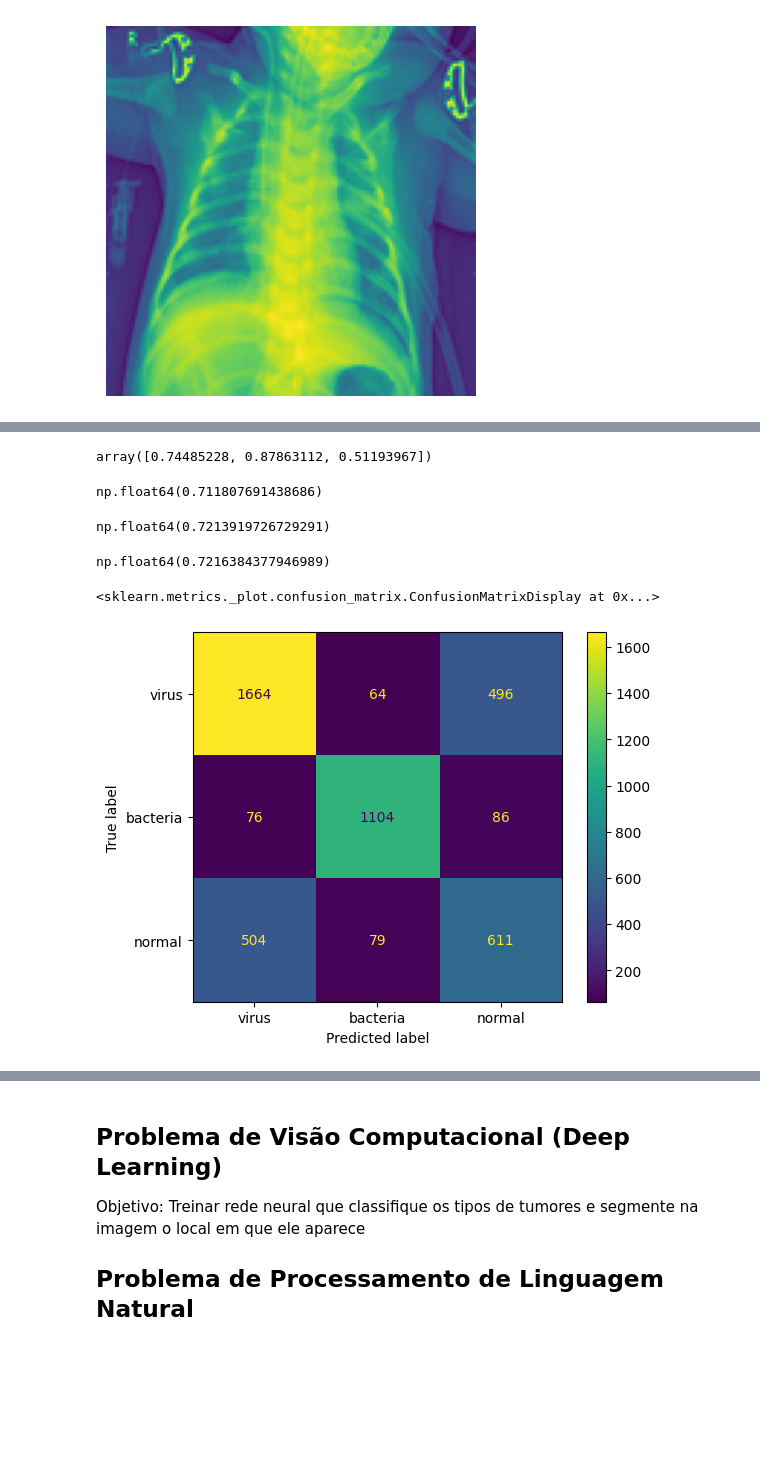
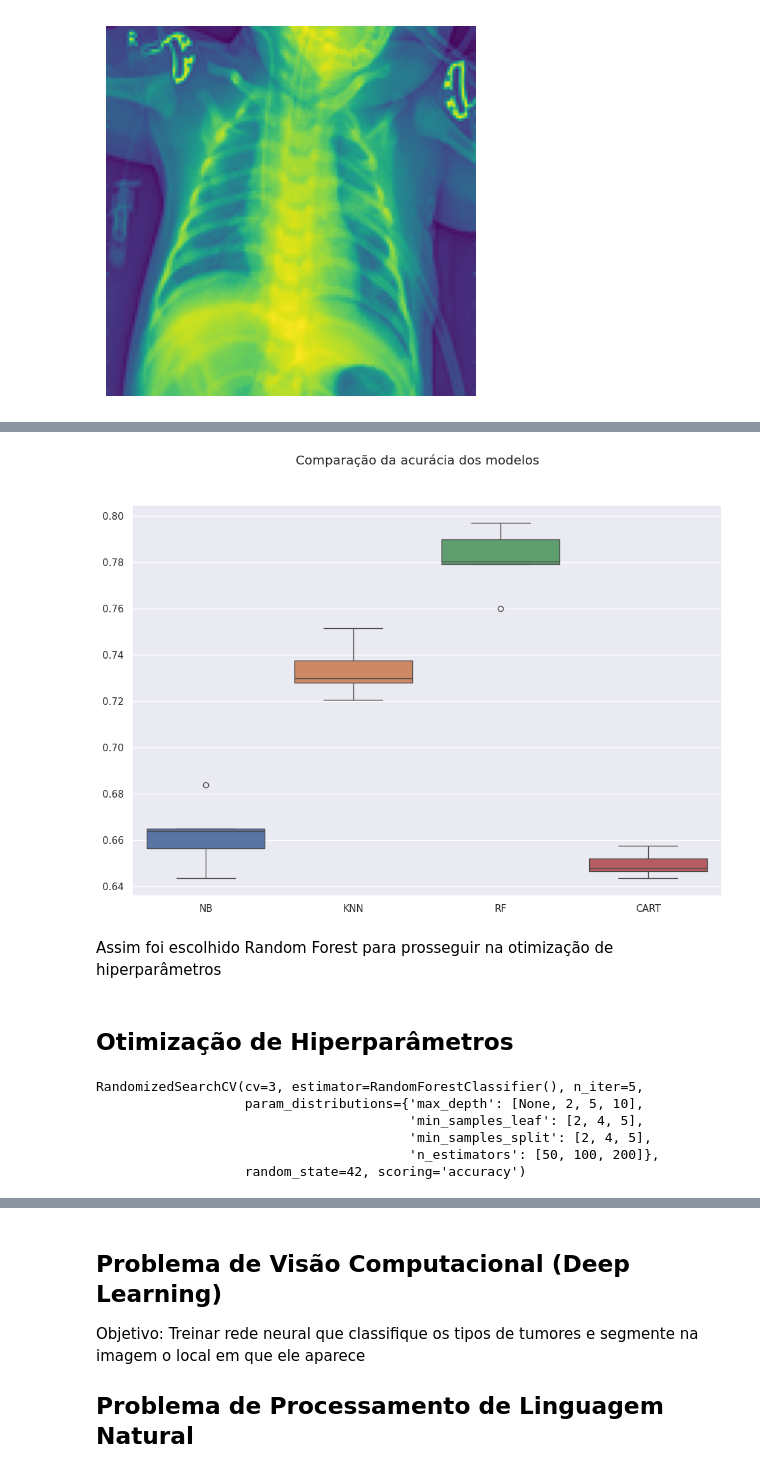
Before and after one commit to vinicius-souza-lima/mvp_ml, a Jupyter notebook: mvp_ml.ipynb, the cells around one changed output, grey strips where cells are left out. Drawn from its saved outputs; the diff is of its cells as text; code cells hidden in the pictures; blank space fills up the shorter version.

Commit message:
Fim da seleção dos modelos

```diff
--- a/mvp_ml.ipynb
+++ b/mvp_ml.ipynb
@@ -130,19 +144,20 @@ lr_clf = joblib.load("Logistic_Regression.joblib")
 # %%
-from sklearn.ensemble import GradientBoostingClassifier, RandomForestClassifier
-from sklearn.linear_model import SGDClassifier
-from sklearn.naive_bayes import GaussianNB
-from sklearn.neighbors import KNeighborsClassifier
-from sklearn.svm import SVC
-from sklearn.tree import DecisionTreeClassifier
+np.random.seed(42)
+results = []
 
 
 models = {
-    "KNN": KNeighborsClassifier(),
-    "SVM": SVC(),
-    "LR": LogisticRegression(),
-    "RF": RandomForestClassifier(),
-    "DT": DecisionTreeClassifier(),
-    "GB": GradientBoostingClassifier(),
-    "NB": GaussianNB(),
-    "XGB": SGDClassifier(),
+    "NB": GaussianNB(),  # 5 sec
+    "KNN": KNeighborsClassifier(),  # 12 sec
+    "RF": RandomForestClassifier(),  # +- 3 min
+    "CART": DecisionTreeClassifier(),  # +- 7 min
 }
+
+for name, model in models.items():
+    cv_results = cross_val_score(
+        model, X_chest_train, y_chest_train, cv=kfold, scoring="accuracy"
+    )
+    results.append(cv_results)
+    np.save("results.npy", results)
+
+    print(f"{name}: Média: {cv_results.mean():.2f}, std:{cv_results.std():.3f}")
@@ -179,10 +168,0 @@ np.float64(0.7213919726729291)
-# %%
-display(f1_score(y_chest_train, y_chest_pred, average=None))
-display(f1_score(y_chest_train, y_chest_pred, average="macro"))
-display(f1_score(y_chest_train, y_chest_pred, average="micro"))
-display(f1_score(y_chest_train, y_chest_pred, average="weighted"))
-# %% [output]
-array([0.74485228, 0.87863112, 0.51193967])
-np.float64(0.711807691438686)
-np.float64(0.7213919726729291)
-np.float64(0.7216384377946989)
@@ -191,5 +169,13 @@ disp = ConfusionMatrixDisplay(cm_chest, display_labels=["virus", "bacteria", "no
-# %%
-disp.plot()
-# %% [output]
-<sklearn.metrics._plot.confusion_matrix.ConfusionMatrixDisplay at 0x...>
-[figure, removed]
+# %%
+sns.set_theme()
+names = ["NB", "KNN", "RF", "CART"]
+fig, ax = plt.subplots(figsize=(12, 8))
+fig.suptitle("Comparação da acurácia dos modelos")
+ax.set_xticklabels(names)
+sns.boxplot(results);
+# %% [output]
+[figure, added]
+# %% [markdown]
+Assim foi escolhido Random Forest para prosseguir na otimização de hiperparâmetros
+# %% [markdown]
+## Otimização de Hiperparâmetros
@@ -195,0 +197,9 @@ disp.plot()
+# %%
+random_search.fit(X_chest_train, y_chest_train)
+# %% [output]
+RandomizedSearchCV(cv=3, estimator=RandomForestClassifier(), n_iter=5,
+                   param_distributions={'max_depth': [None, 2, 5, 10],
+                                        'min_samples_leaf': [2, 4, 5],
+                                        'min_samples_split': [2, 4, 5],
+                                        'n_estimators': [50, 100, 200]},
+                   random_state=42, scoring='accuracy')
```
Also changed, not shown: parts of 24 cells of this notebook, 5 other files.
